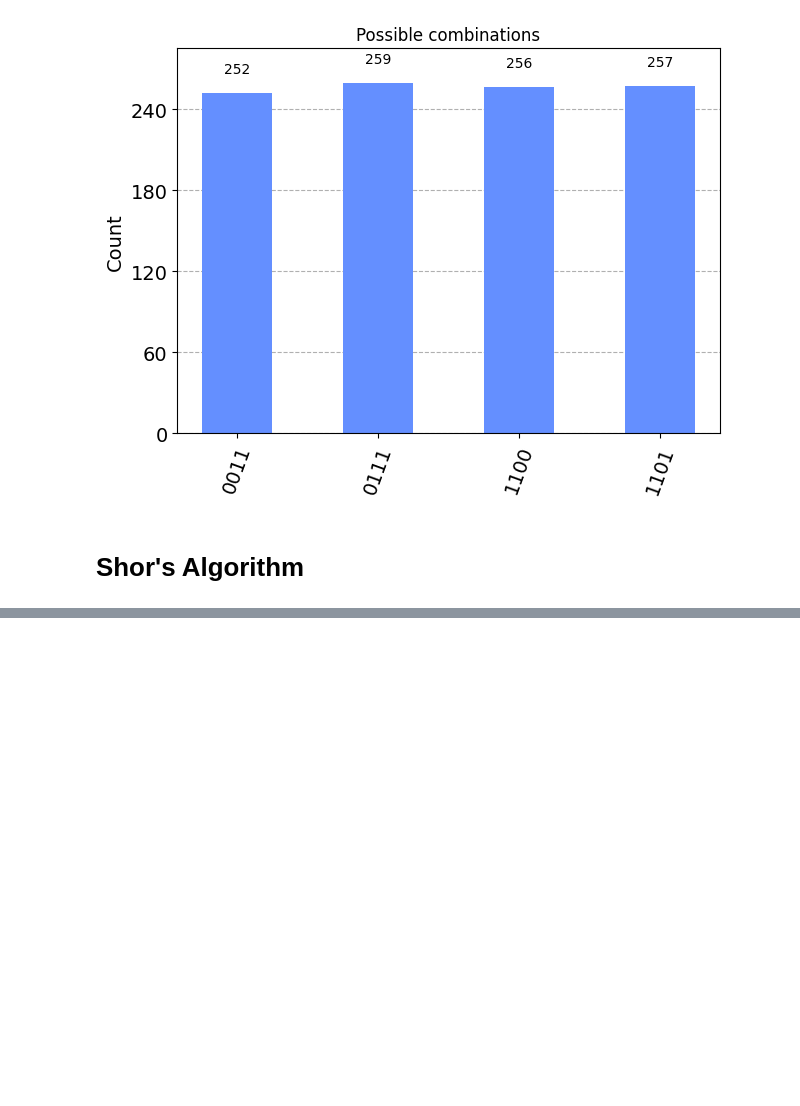
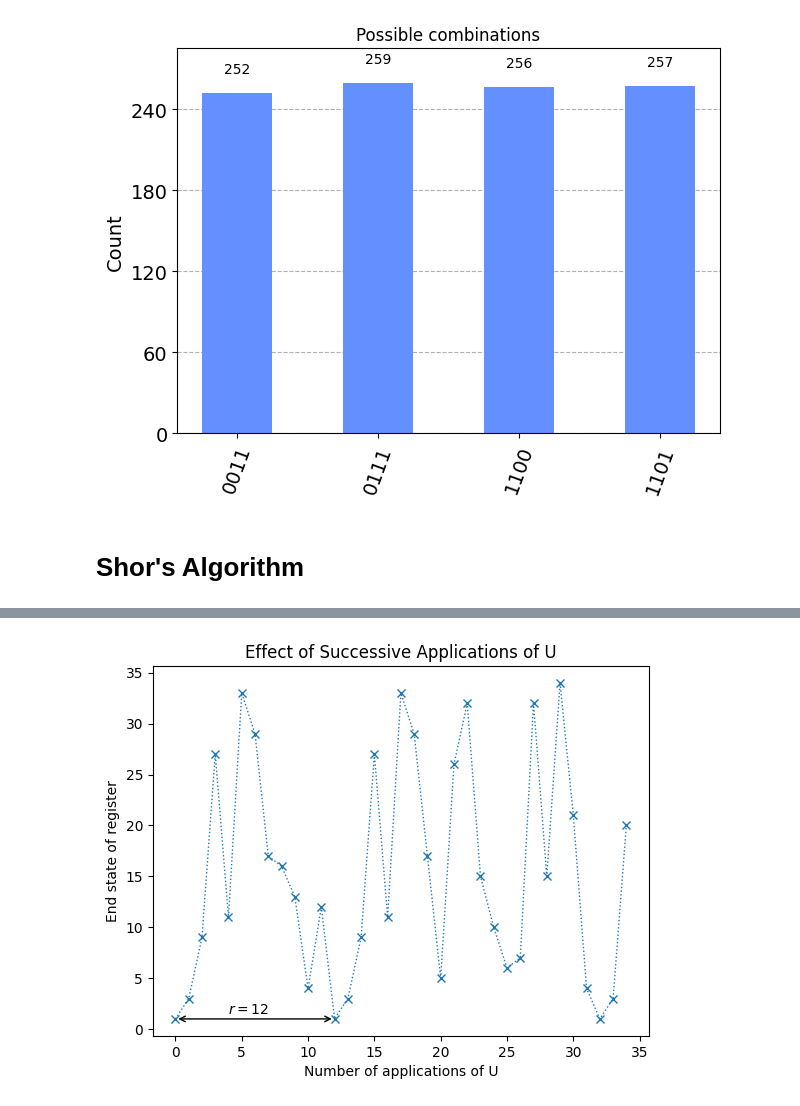
Before and after one commit to agrzheng/qiskit, a Jupyter notebook: study/qiskit-2.ipynb, the cells around one changed output, grey strips where cells are left out. Saved outputs shown, nothing was run; the diff lists cells and outputs as text; code cells hidden in the pictures; blank space fills up the shorter version.

```diff
--- a/study/qiskit-2.ipynb
+++ b/study/qiskit-2.ipynb
@@ -135,0 +170,7 @@ from qiskit.
+# %%
+ax.set(xlabel='Number of applications of U',
+       ylabel='End state of register',
+       title="Effect of Successive Applications of U")
+fig
+# %% [output]
+[figure, added]
```
Also changed, not shown: parts of 23 cells of this notebook.
